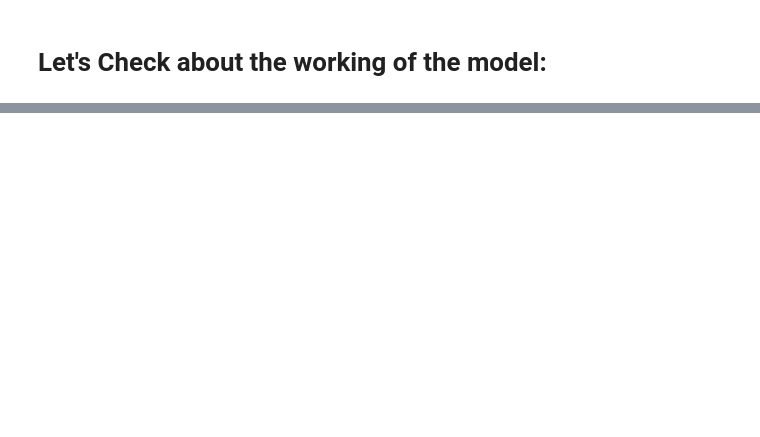
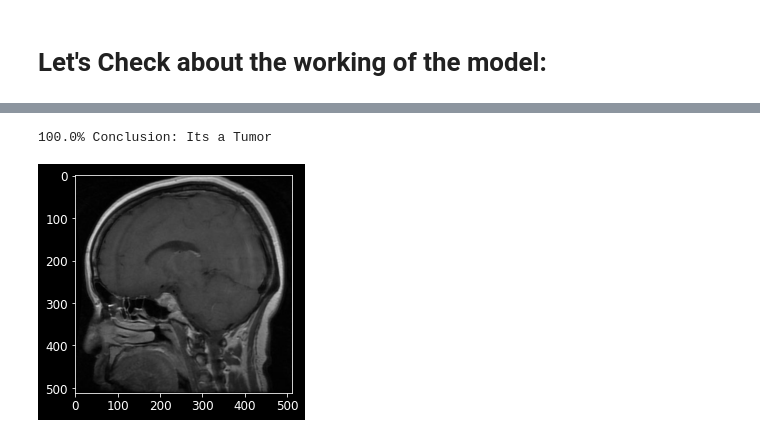
Before and after one commit to theheemalichaudhari/Data-Analytics, a Jupyter notebook: brain-tumour-detection-using-deep-learning.ipynb, the cells around one changed output, grey strips where cells are left out. Drawn from its saved outputs; the diff is of its cells as text; code cells hidden in the pictures; blank space fills up the shorter version.

```diff
--- a/brain-tumour-detection-using-deep-learning.ipynb
+++ b/brain-tumour-detection-using-deep-learning.ipynb
@@ -359,0 +358,12 @@ print(str(res[0][classification]*100) + '% Conclusion: ' + names(classification)
+# %%
+from matplotlib.pyplot import imshow
+img = Image.open(r"/kaggle/input/brain-tumor-mri-dataset/Testing/pituitary/Te-piTr_0004.jpg")
+x = np.array(img.resize((128,128)))
+x = x.reshape(1,128,128,3)
+res = model.predict_on_batch(x)
+classification = np.where(res == np.amax(res))[1][0]
+imshow(img)
+print(str(res[0][classification]*100) + '% Conclusion: ' + names(classification))
+# %% [output]
+100.0% Conclusion: Its a Tumor
+[figure, added]
```
Also changed, not shown: parts of 11 cells of this notebook.
